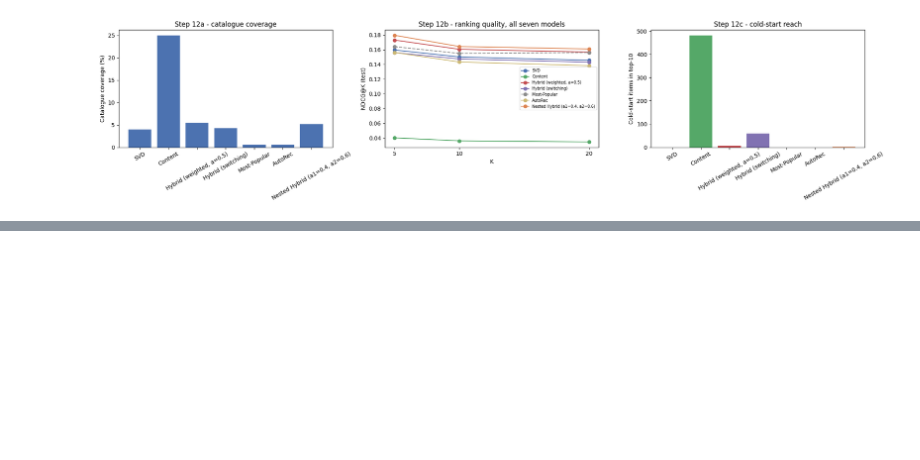
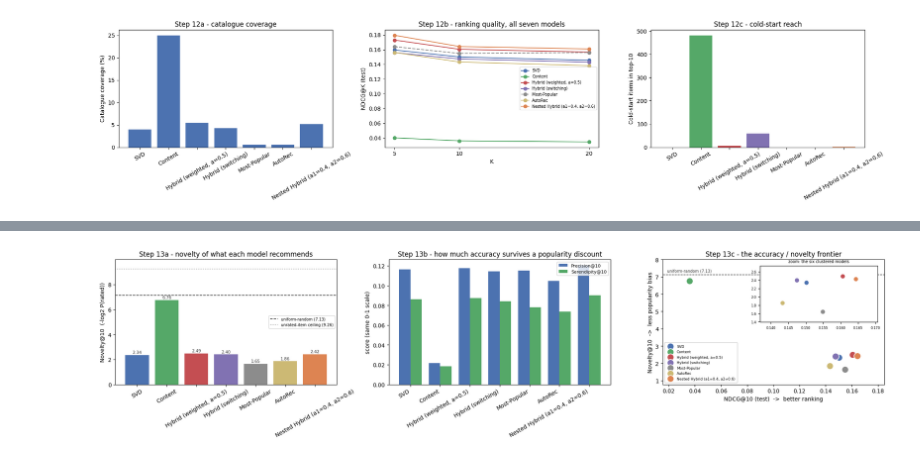
Before and after one commit to aungkyawzayya/MovieRecommendation, a Jupyter notebook: notebooks/01_eda.ipynb, the cells around one changed output, grey strips where cells are left out. Drawn from its saved outputs; the diff is of its cells as text; code cells hidden in the pictures; blank space fills up the shorter version.

```diff
--- a/notebooks/01_eda.ipynb
+++ b/notebooks/01_eda.ipynb
@@ -1783,0 +1933,74 @@ Nested Hybrid (a1=0.4, a2=0.6)     :     1  (0.02% of slots)
+# %%
+fig, axes = plt.subplots(1, 3, figsize=(20, 5.0))
+
+# --- 13a: novelty, with both reference lines on the same axis ---------------
+nov = combined["Novelty@10"]
+axes[0].bar(nov.index, nov.values, color=[palette7.get(n, "#4C72B0") for n in nov.index])
+axes[0].axhline(pop_profile.mean_catalogue_novelty, color="#333", linestyle="--", linewidth=1.2,
+                label=f"uniform-random ({pop_profile.mean_catalogue_novelty:.2f})")
+axes[0].axhline(pop_profile.max_novelty, color="#999", linestyle=":", linewidth=1.2,
+                label=f"unrated-item ceiling ({pop_profile.max_novelty:.2f})")
+for xi, v in enumerate(nov.values):
+    axes[0].text(xi, v + 0.12, f"{v:.2f}", ha="center", fontsize=7.5, color="#333")
+axes[0].set_ylim(0, pop_profile.max_novelty * 1.08)
+axes[0].set_ylabel("Novelty@10  (-log2 P(rated))")
+axes[0].set_title("Step 13a - novelty of what each model recommends")
+axes[0].tick_params(axis="x", rotation=30)
+axes[0].legend(fontsize=7)
+
+# --- 13b: serendipity beside precision, same scale on purpose ---------------
+x = np.arange(len(combined))
+width = 0.38
+axes[1].bar(x - width / 2, combined["Precision@10"], width, label="Precision@10", color="#4C72B0")
+axes[1].bar(x + width / 2, combined["Serendipity@10"], width, label="Serendipity@10", color="#55A868")
+axes[1].set_xticks(x)
+axes[1].set_xticklabels(combined.index, rotation=30, ha="right")
+axes[1].set_ylabel("score (same 0-1 scale)")
+axes[1].set_title("Step 13b - how much accuracy survives a popularity discount")
+axes[1].legend(fontsize=8)
+
+# --- 13c: the frontier ------------------------------------------------------
+# Names are NOT annotated onto the points. Six of the seven models sit inside
+# an NDCG band 0.02 wide, so their text boxes overlap into an unreadable smear
+# - the first version of this figure was exactly that. A legend carries
+# identity instead, and an inset zooms the cluster so those six are separable
+# without putting any text inside the crowded region.
+for name in combined.index:
+    axes[2].scatter(combined.loc[name, "NDCG@10"], combined.loc[name, "Novelty@10"],
+                    s=150, color=palette7.get(name, "#4C72B0"),
+                    edgecolor="white", linewidth=1.3, zorder=3, label=name)
+axes[2].axhline(pop_profile.mean_catalogue_novelty, color="#333", linestyle="--",
+                linewidth=1.0, zorder=1)
+axes[2].annotate(f"uniform-random ({pop_profile.mean_catalogue_novelty:.2f})",
+                 (0.02, pop_profile.mean_catalogue_novelty),
+                 xycoords=("axes fraction", "data"), xytext=(0, 5),
+                 textcoords="offset points", fontsize=7, color="#333")
+axes[2].set_xlabel("NDCG@10 (test)  ->  better ranking")
+axes[2].set_ylabel("Novelty@10  ->  less popularity bias")
+axes[2].set_title("Step 13c - the accuracy / novelty frontier")
+axes[2].margins(0.16)
+# Lower-left is the one empty quadrant here (low ranking AND low novelty), so
+# the legend cannot land on a point wherever the numbers move.
+axes[2].legend(fontsize=6.5, loc="lower left", framealpha=0.92, borderpad=0.6)
+
+# The six accuracy-oriented models, zoomed. Same colours as the main panel and
+# the legend, so no labels are needed inside the inset at all.
+cluster = combined.drop(index=["Content"], errors="ignore")
+inset = axes[2].inset_axes([0.44, 0.50, 0.53, 0.45])
+for name in cluster.index:
+    inset.scatter(cluster.loc[name, "NDCG@10"], cluster.loc[name, "Novelty@10"],
+                  s=75, color=palette7.get(name, "#4C72B0"),
+                  edgecolor="white", linewidth=1.0, zorder=3)
+# Without these three lines the main panel's 7.13 guide line draws straight
+# THROUGH the inset, where it reads as a stray line belonging to the zoom.
+inset.set_zorder(5)
+inset.patch.set_facecolor("white")
+inset.patch.set_alpha(1.0)
+inset.set_title("zoom: the six clustered models", fontsize=7)
+inset.tick_params(labelsize=6)
+inset.margins(0.3)
+
+plt.tight_layout()
+plt.show()
+# %% [output]
+[figure, added]
```
Also changed, not shown: parts of 4 cells of this notebook, 5 other files.
